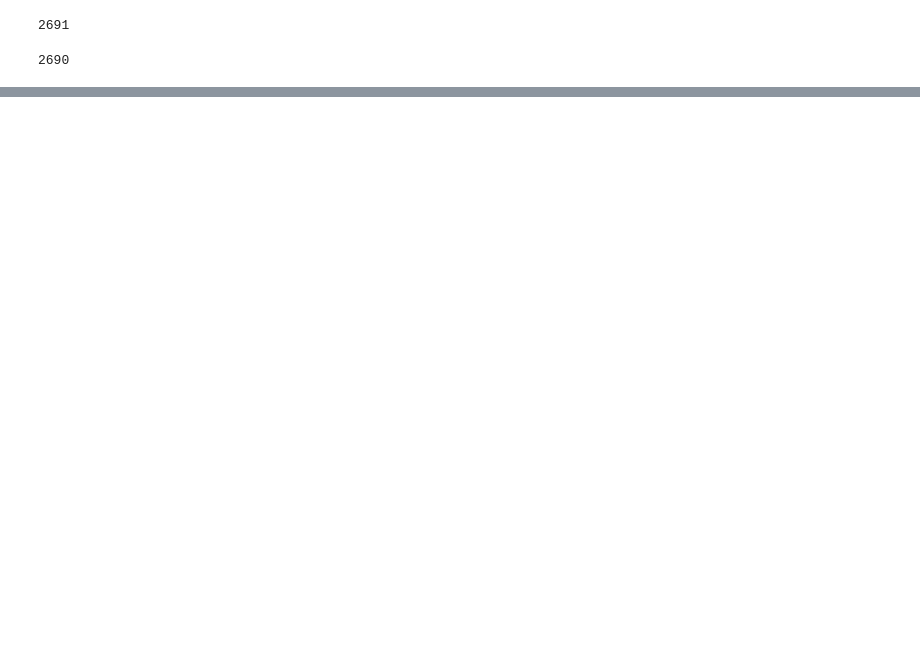
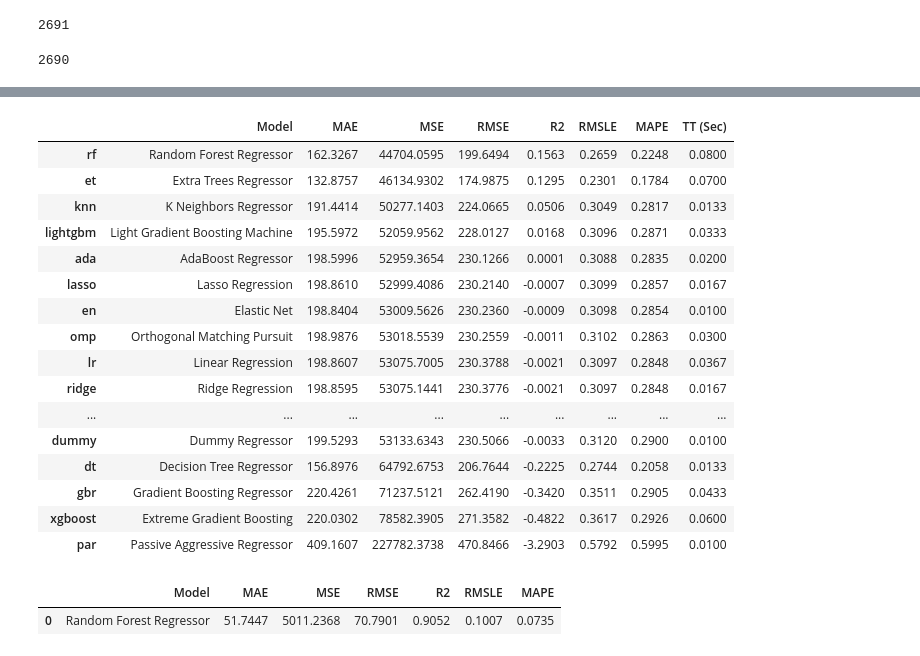
Before and after one commit to javierjdaza/co2-control, a Jupyter notebook: auth.ipynb, the cells around one changed output, grey strips where cells are left out. Saved outputs shown, nothing was run; the diff lists cells and outputs as text; code cells hidden in the pictures; blank space fills up the shorter version.

```diff
--- a/auth.ipynb
+++ b/auth.ipynb
@@ -544,0 +571,25 @@ payload = {
+# %%
+best = compare_models(errors="raise")
+# %% [output]
+|  | Model | MAE | MSE | RMSE | R2 | RMSLE | MAPE | TT (Sec) |
+| rf | Random Forest Regressor | 162.3267 | 44704.0595 | 199.6494 | 0.1563 | 0.2659 | 0.2248 | 0.0800 |
+| et | Extra Trees Regressor | 132.8757 | 46134.9302 | 174.9875 | 0.1295 | 0.2301 | 0.1784 | 0.0700 |
+| knn | K Neighbors Regressor | 191.4414 | 50277.1403 | 224.0665 | 0.0506 | 0.3049 | 0.2817 | 0.0133 |
+| lightgbm | Light Gradient Boosting Machine | 195.5972 | 52059.9562 | 228.0127 | 0.0168 | 0.3096 | 0.2871 | 0.0333 |
+| ada | AdaBoost Regressor | 198.5996 | 52959.3654 | 230.1266 | 0.0001 | 0.3088 | 0.2835 | 0.0200 |
+| lasso | Lasso Regression | 198.8610 | 52999.4086 | 230.2140 | -0.0007 | 0.3099 | 0.2857 | 0.0167 |
+| en | Elastic Net | 198.8404 | 53009.5626 | 230.2360 | -0.0009 | 0.3098 | 0.2854 | 0.0100 |
+| omp | Orthogonal Matching Pursuit | 198.9876 | 53018.5539 | 230.2559 | -0.0011 | 0.3102 | 0.2863 | 0.0300 |
+| lr | Linear Regression | 198.8607 | 53075.7005 | 230.3788 | -0.0021 | 0.3097 | 0.2848 | 0.0367 |
+| ridge | Ridge Regression | 198.8595 | 53075.1441 | 230.3776 | -0.0021 | 0.3097 | 0.2848 | 0.0167 |
+| ... | ... | ... | ... | ... | ... | ... | ... | ... |
+| dummy | Dummy Regressor | 199.5293 | 53133.6343 | 230.5066 | -0.0033 | 0.3120 | 0.2900 | 0.0100 |
+| dt | Decision Tree Regressor | 156.8976 | 64792.6753 | 206.7644 | -0.2225 | 0.2744 | 0.2058 | 0.0133 |
+| gbr | Gradient Boosting Regressor | 220.4261 | 71237.5121 | 262.4190 | -0.3420 | 0.3511 | 0.2905 | 0.0433 |
+| xgboost | Extreme Gradient Boosting | 220.0302 | 78582.3905 | 271.3582 | -0.4822 | 0.3617 | 0.2926 | 0.0600 |
+| par | Passive Aggressive Regressor | 409.1607 | 227782.3738 | 470.8466 | -3.2903 | 0.5792 | 0.5995 | 0.0100 |
+# %%
+prediction_holdout = predict_model(best);
+# %% [output]
+|  | Model | MAE | MSE | RMSE | R2 | RMSLE | MAPE |
+| 0 | Random Forest Regressor | 51.7447 | 5011.2368 | 70.7901 | 0.9052 | 0.1007 | 0.0735 |
```
Also changed, not shown: parts of 21 cells of this notebook, 4 other files.
